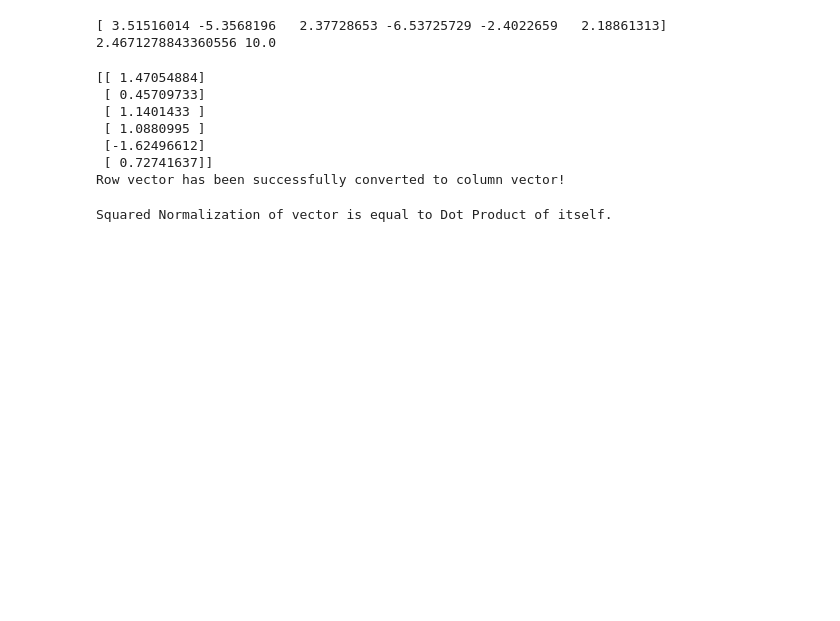
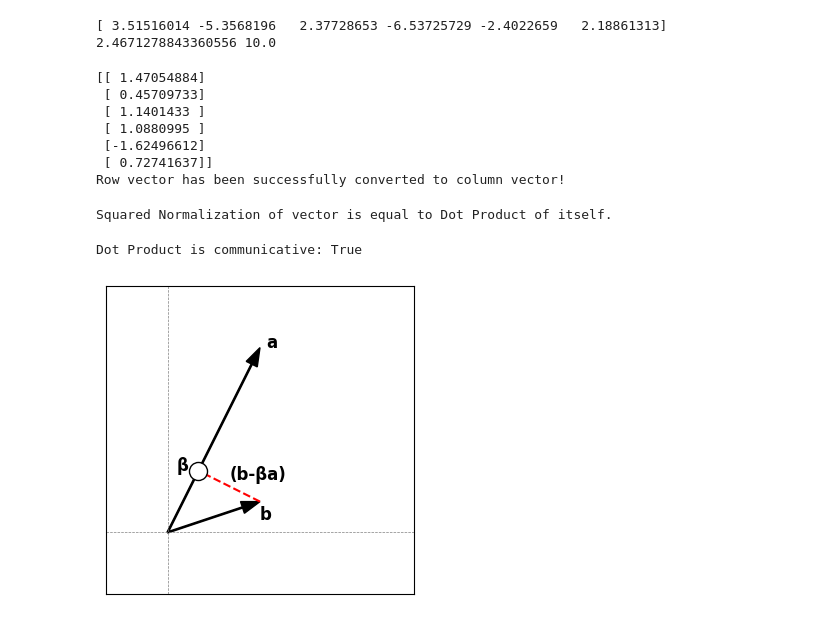
Before and after one commit to MiesnerJacob/practical-linear-algebra-for-data-science, a Jupyter notebook: 02-vectors-pt1.ipynb, the cells around one changed output. Cells and saved outputs as stored; diff of their text form; code cells hidden in the pictures; blank space fills up the shorter version.

Commit message:
finished code exercises from chapter 2

```diff
--- a/02-vectors-pt1.ipynb
+++ b/02-vectors-pt1.ipynb
@@ -299,0 +292,52 @@ Squared Normalization of vector is equal to Dot Product of itself.
+# %%
+# Exercise 2-7 (Show Dot Product is Communicative)
+
+vector_a = np.random.randn(3)
+vector_b = np.random.randn(3)
+
+communicative = np.dot(vector_a.T, vector_b) == np.dot(vector_b.T, vector_a)
+
+print("Dot Product is communicative:", communicative)
+# %% [output]
+Dot Product is communicative: True
+# %%
+# Exercise 2-8 (Visualize Orthogonal Vector Decomposition)
+
+# The reference and target vectors
+reference_vector = np.array([1.5,3])
+target_vector = np.array([1.5,.5])
+
+# compute beta
+beta = np.dot(reference_vector, target_vector) / np.dot(reference_vector, reference_vector)
+
+# draw the figure
+plt.figure(figsize=(4,4))
+
+# plot vectors
+plt.arrow(0,0, reference_vector[0], reference_vector[1], head_width=.2, width=.02, color='k', length_includes_head=True)
+plt.arrow(0,0, target_vector[0], target_vector[1], head_width=.2, width=.02, color='k', length_includes_head=True)
+
+# projection vector
+plt.plot([target_vector[0],beta * reference_vector[0]],[target_vector[1],beta * reference_vector[1]],'k--', color='red')
+
+# projection on a
+plt.plot(beta * reference_vector[0],beta * reference_vector[1], 'ko', markerfacecolor='w', markersize=13)
+
+# Add lines for axis
+plt.plot([-1,4], [0,0], '--', color='gray', linewidth=.5)
+plt.plot([0,0], [-1,4], '--', color='gray', linewidth=.5)
+
+# add labels
+plt.text(reference_vector[0] + .1, reference_vector[1], 'a', fontweight='bold', fontsize=12)
+plt.text(target_vector[0], target_vector[1]-.3, 'b', fontweight='bold', fontsize=12)
+plt.text(beta * reference_vector[0]-.35, beta * reference_vector[1], r'β', fontweight='bold', fontsize=12)
+plt.text((target_vector[0] + beta * reference_vector[0]) / 2, (target_vector[1] + beta * reference_vector[1]) / 2 + .1, r'(b-βa)', fontweight='bold', fontsize=12)
+
+# some finishing touches
+plt.axis('square')
+plt.xticks([])
+plt.yticks([])
+plt.axis([-1,4,-1,4])
+plt.show()
+# %% [output]
+[figure, added]
```
Also changed, not shown: parts of 9 cells of this notebook, 1 other file.
